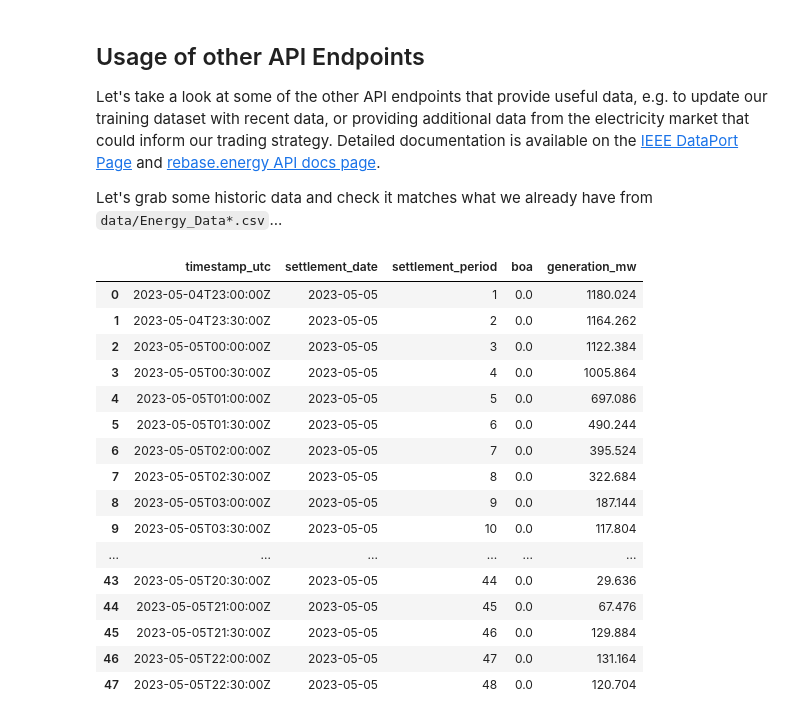
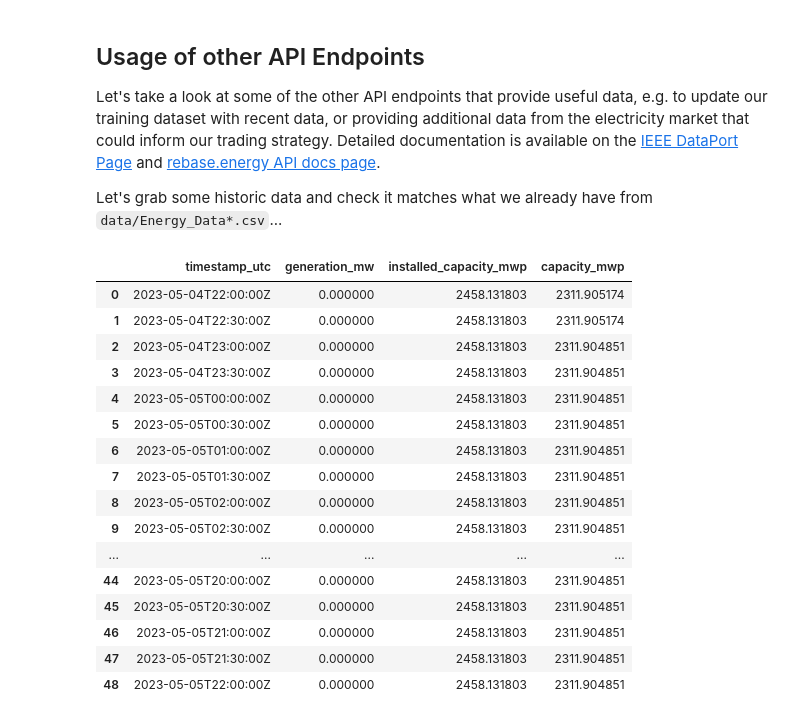
Before and after one commit to jbrowell/HEFTcom24, a Jupyter notebook: Getting Started.ipynb, the cells around one changed output. Cells and saved outputs as stored; diff of their text form; code cells hidden in the pictures.

```diff
--- a/Getting Started.ipynb
+++ b/Getting Started.ipynb
@@ -410,26 +410,28 @@ Let's grab some historic data and check it matches what we already have from `da
 # %%
 test_date = "2023-05-05"
 
-rebase_api_client.get_wind_production(day=test_date)
-rebase_api_client.get_solar_production(day=test_date)
+# rebase_api_client.get_variable(day=test_date,variable="day_ahead_price")
+# rebase_api_client.get_variable(day=test_date,variable="imbalance_price")
+# rebase_api_client.get_variable(day=test_date,variable="wind_total_production")
+rebase_api_client.get_variable(day=test_date,variable="solar_total_production")
 # %% [output]
-|  | timestamp_utc | settlement_date | settlement_period | boa | generation_mw |
-| 0 | 2023-05-04T23:00:00Z | 2023-05-05 | 1 | 0.0 | 1180.024 |
-| 1 | 2023-05-04T23:30:00Z | 2023-05-05 | 2 | 0.0 | 1164.262 |
-| 2 | 2023-05-05T00:00:00Z | 2023-05-05 | 3 | 0.0 | 1122.384 |
-| 3 | 2023-05-05T00:30:00Z | 2023-05-05 | 4 | 0.0 | 1005.864 |
-| 4 | 2023-05-05T01:00:00Z | 2023-05-05 | 5 | 0.0 | 697.086 |
-| 5 | 2023-05-05T01:30:00Z | 2023-05-05 | 6 | 0.0 | 490.244 |
-| 6 | 2023-05-05T02:00:00Z | 2023-05-05 | 7 | 0.0 | 395.524 |
-| 7 | 2023-05-05T02:30:00Z | 2023-05-05 | 8 | 0.0 | 322.684 |
-| 8 | 2023-05-05T03:00:00Z | 2023-05-05 | 9 | 0.0 | 187.144 |
-| 9 | 2023-05-05T03:30:00Z | 2023-05-05 | 10 | 0.0 | 117.804 |
-| ... | ... | ... | ... | ... | ... |
-| 43 | 2023-05-05T20:30:00Z | 2023-05-05 | 44 | 0.0 | 29.636 |
-| 44 | 2023-05-05T21:00:00Z | 2023-05-05 | 45 | 0.0 | 67.476 |
-| 45 | 2023-05-05T21:30:00Z | 2023-05-05 | 46 | 0.0 | 129.884 |
-| 46 | 2023-05-05T22:00:00Z | 2023-05-05 | 47 | 0.0 | 131.164 |
-| 47 | 2023-05-05T22:30:00Z | 2023-05-05 | 48 | 0.0 | 120.704 |
+|  | timestamp_utc | generation_mw | installed_capacity_mwp | capacity_mwp |
+| 0 | 2023-05-04T22:00:00Z | 0.000000 | 2458.131803 | 2311.905174 |
+| 1 | 2023-05-04T22:30:00Z | 0.000000 | 2458.131803 | 2311.905174 |
+| 2 | 2023-05-04T23:00:00Z | 0.000000 | 2458.131803 | 2311.904851 |
+| 3 | 2023-05-04T23:30:00Z | 0.000000 | 2458.131803 | 2311.904851 |
+| 4 | 2023-05-05T00:00:00Z | 0.000000 | 2458.131803 | 2311.904851 |
+| 5 | 2023-05-05T00:30:00Z | 0.000000 | 2458.131803 | 2311.904851 |
+| 6 | 2023-05-05T01:00:00Z | 0.000000 | 2458.131803 | 2311.904851 |
+| 7 | 2023-05-05T01:30:00Z | 0.000000 | 2458.131803 | 2311.904851 |
+| 8 | 2023-05-05T02:00:00Z | 0.000000 | 2458.131803 | 2311.904851 |
+| 9 | 2023-05-05T02:30:00Z | 0.000000 | 2458.131803 | 2311.904851 |
+| ... | ... | ... | ... | ... |
+| 44 | 2023-05-05T20:00:00Z | 0.000000 | 2458.131803 | 2311.904851 |
+| 45 | 2023-05-05T20:30:00Z | 0.000000 | 2458.131803 | 2311.904851 |
+| 46 | 2023-05-05T21:00:00Z | 0.000000 | 2458.131803 | 2311.904851 |
+| 47 | 2023-05-05T21:30:00Z | 0.000000 | 2458.131803 | 2311.904851 |
+| 48 | 2023-05-05T22:00:00Z | 0.000000 | 2458.131803 | 2311.904851 |
 # %%
 energy_data.loc[
     (energy_data["dtm"] >= pd.to_datetime(test_date).tz_localize("Europe/London")) &
```
Also changed, not shown: parts of 4 cells of this notebook, 1 other file.
